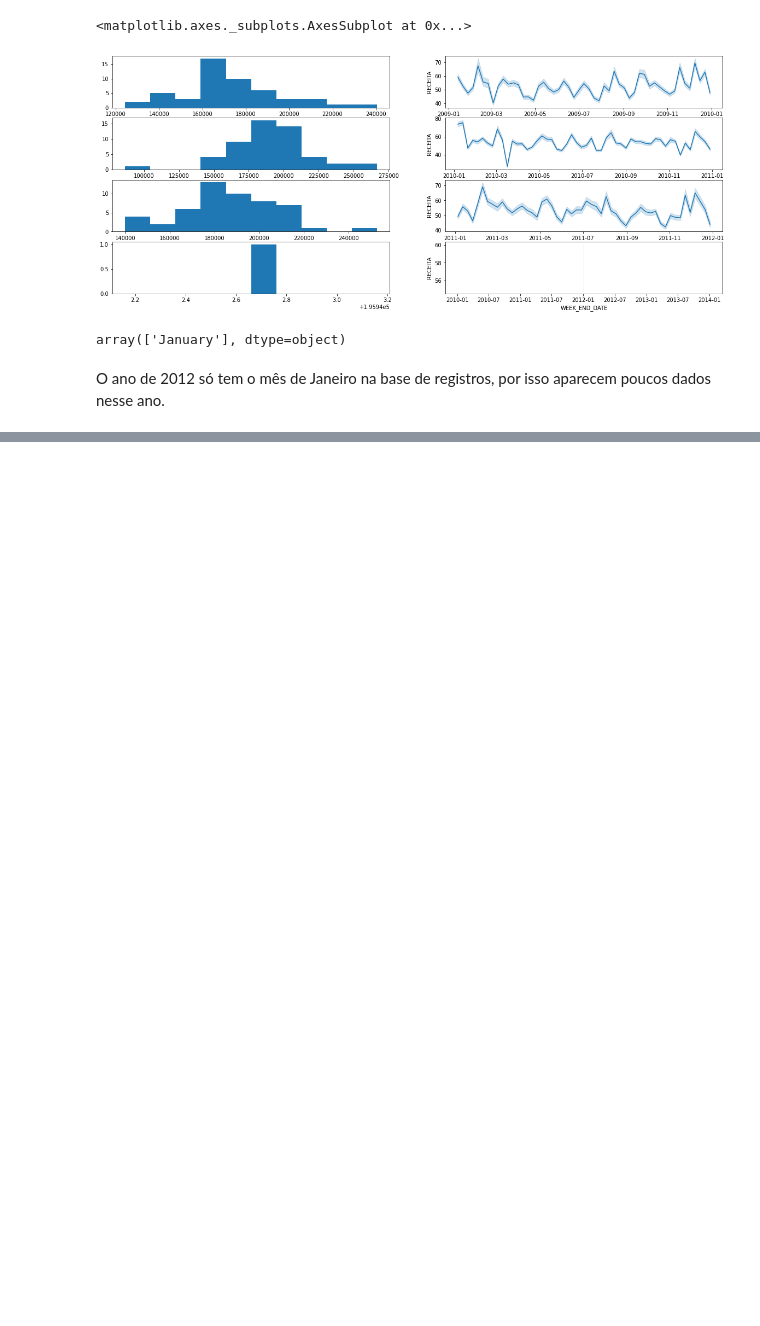
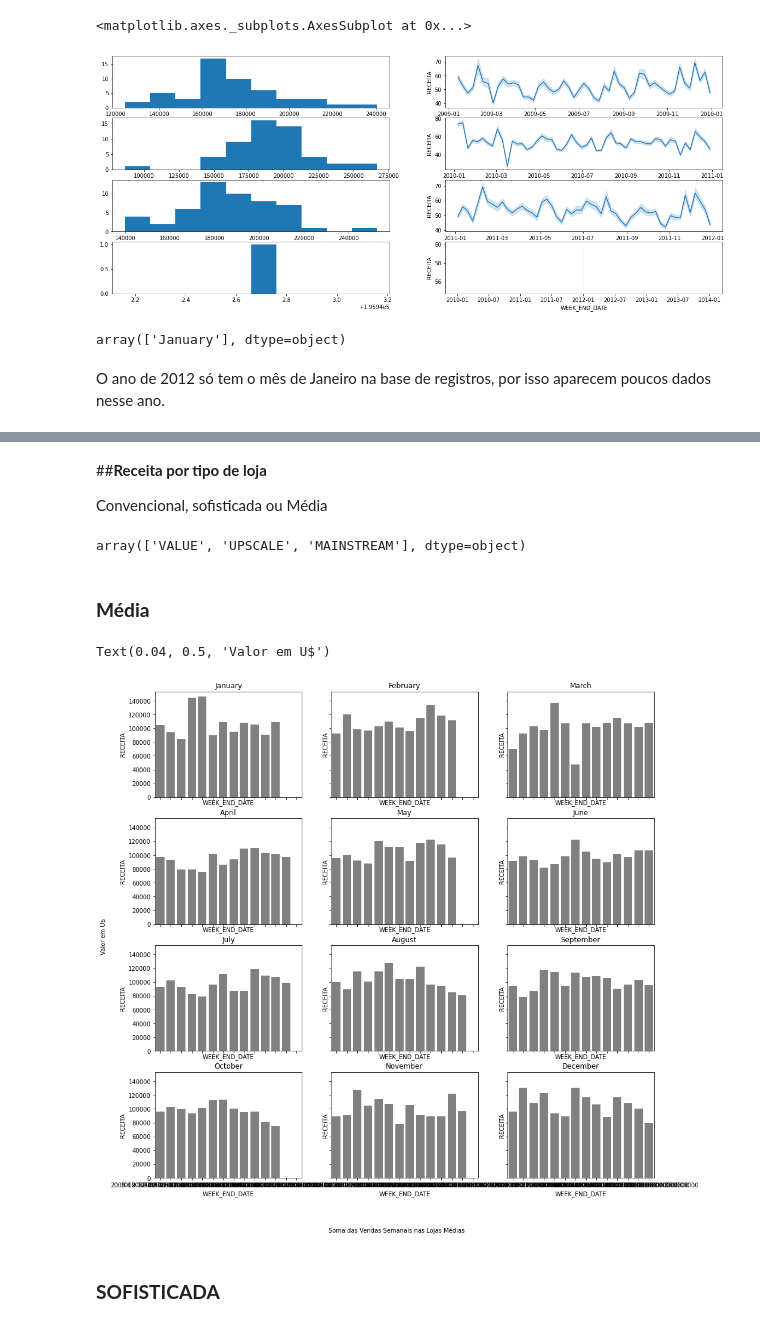
Before and after one commit to SamuelSousaFerreira/Breakfast-at-the-Frat---Time-Series-Analise, a Jupyter notebook: Breakfast_at_the_Frat.ipynb, the cells around one changed output, grey strips where cells are left out. Drawn from its saved outputs; the diff is of its cells as text; code cells hidden in the pictures; blank space fills up the shorter version.

```diff
--- a/Breakfast_at_the_Frat.ipynb
+++ b/Breakfast_at_the_Frat.ipynb
@@ -514,0 +548,32 @@ O ano de 2012 só tem o mês de Janeiro na base de registros, por isso aparecem
+# %% [markdown]
+##**Receita por tipo de loja**
+
+Convencional, sofisticada ou Média
+# %%
+tudo_junto_rec.SEG_VALUE_NAME.unique()
+# %% [output]
+array(['VALUE', 'UPSCALE', 'MAINSTREAM'], dtype=object)
+# %% [markdown]
+### **Média**
+# %%
+rec_media= tudo_junto_rec[(tudo_junto.SEG_VALUE_NAME == 'VALUE')][['WEEK_END_DATE','RECEITA']]
+# %%
+fig, eixo = plt.subplots(4,3, sharex=True, sharey=True, figsize=(15,15))
+s, m = 1,1
+
+for i in range(0,4):
+  for j in range(0,3):
+    a= rec_media.loc[rec_media.WEEK_END_DATE.dt.month == m]
+    a= a.groupby('WEEK_END_DATE').sum().reset_index()
+    sns.barplot(x='WEEK_END_DATE', y='RECEITA', data=a, ax=eixo[i,j], color='grey')
+    eixo[i,j].set_title('%s'%calendar.month_name[m])
+
+    m += 1
+
+fig.text(0.5,0.04,'Soma das Vendas Semanais nas Lojas Médias', ha='center')
+fig.text(0.04, 0.5, 'Valor em U$', va='center', rotation='vertical')
+# %% [output]
+Text(0.04, 0.5, 'Valor em U$')
+[figure, added]
+# %% [markdown]
+### **SOFISTICADA**
```
Also changed, not shown: parts of 18 cells of this notebook.
